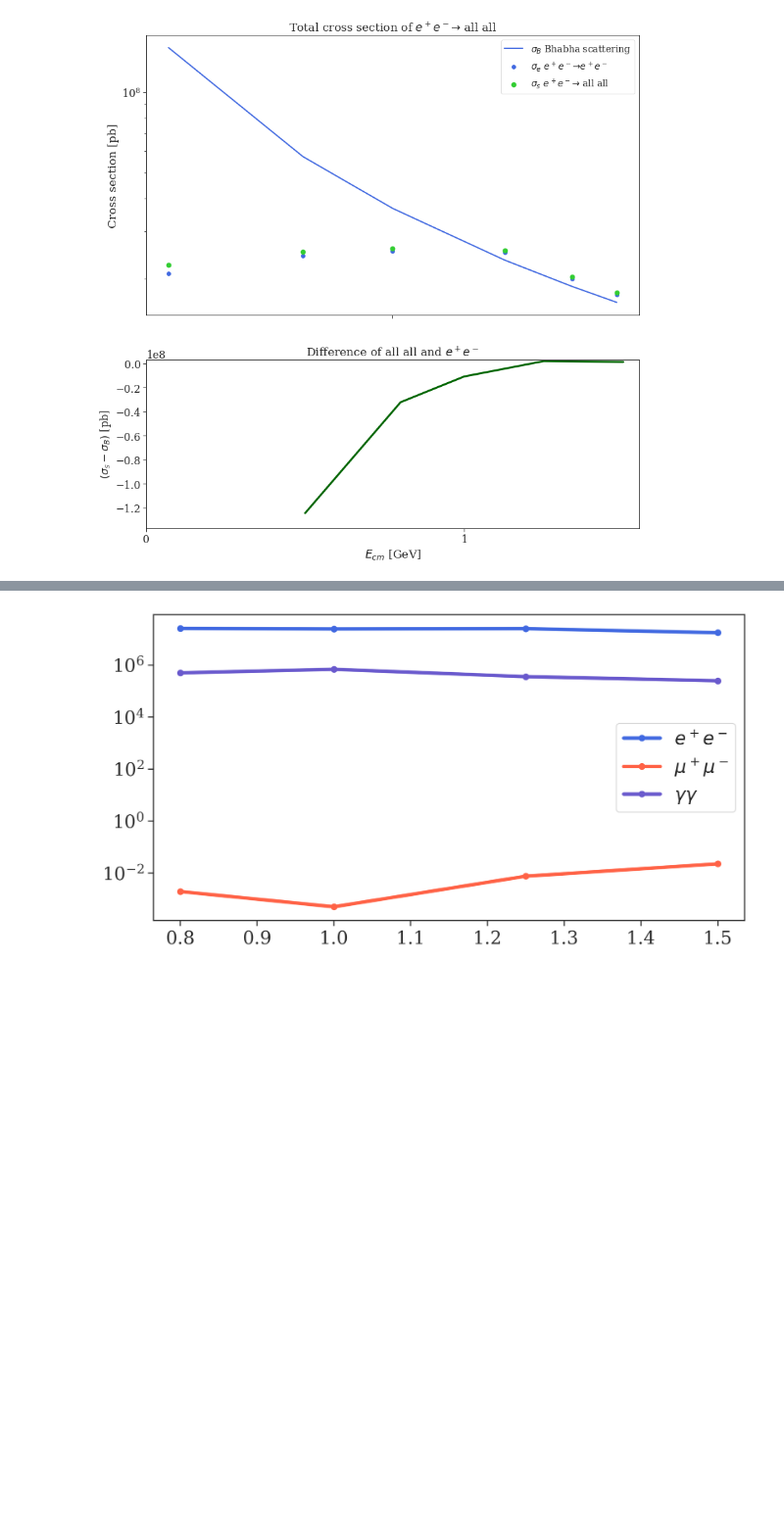
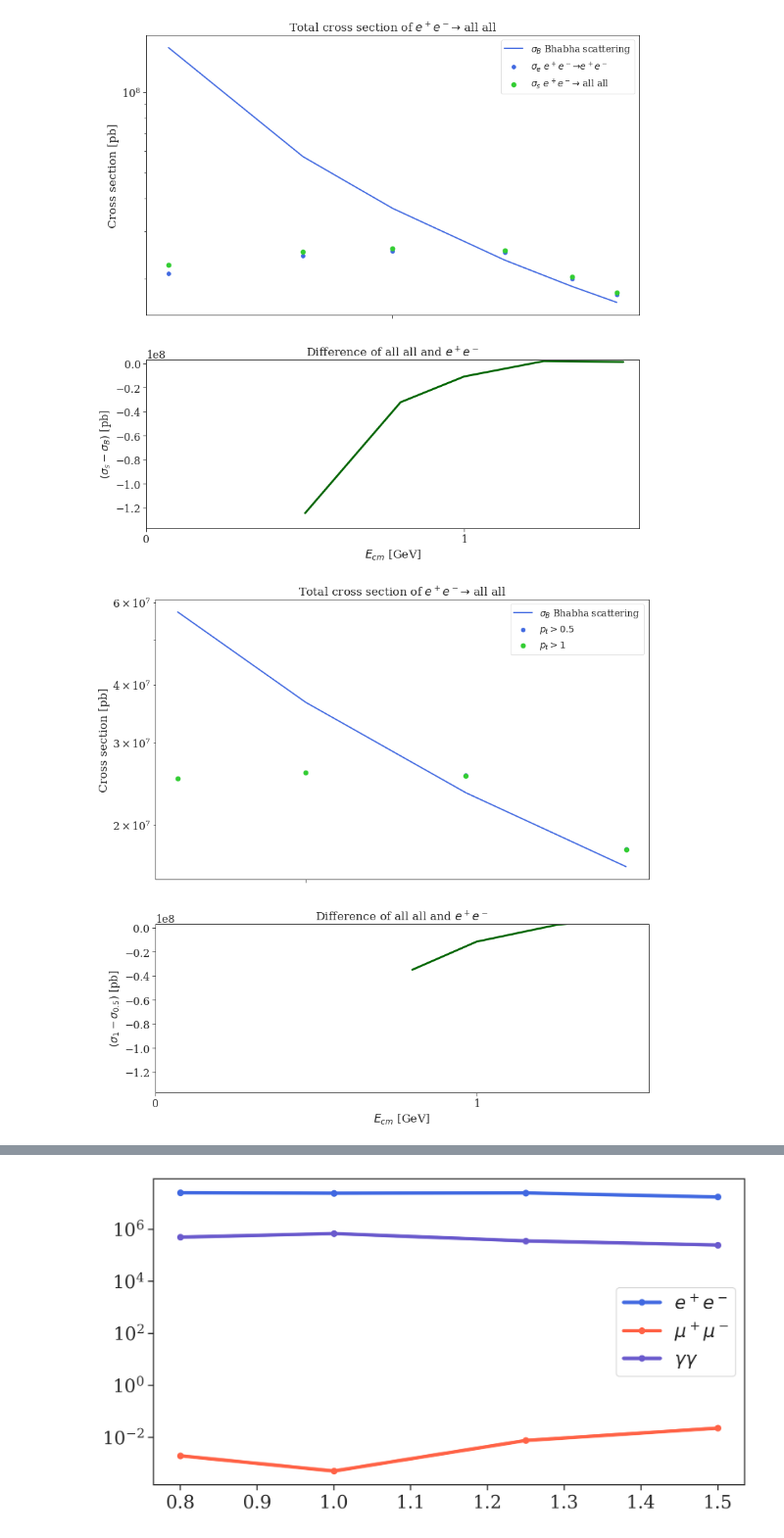
Before and after one commit to viniciusrocca/simulationsSM, a Jupyter notebook: epem2all/TotalCrossSection.ipynb, the cells around one changed output, grey strips where cells are left out. Shown at 98% size. Saved outputs shown, nothing was run; the diff lists cells and outputs as text; code cells hidden in the pictures; blank space fills up the shorter version.

```diff
--- a/epem2all/TotalCrossSection.ipynb
+++ b/epem2all/TotalCrossSection.ipynb
@@ -135,3 +148,34 @@ plt.show()
+# %%
+
+
+f, axarr = plt.subplots(2,sharex=True, gridspec_kw = {'height_ratios':[5, 3]}, figsize = [13,13])
+plt.subplots_adjust(left=0.12, bottom=0.12, right=0.92, top=0.92, wspace=None, hspace=0.2)
+
+
+#Plot total cross section
+axarr[0].plot(e_cm,cs_bhabha, color = 'royalblue', lw = 2, label = r'$\sigma_{B}$ Bhabha scattering')
+axarr[0].scatter(e_cm,cross_section_epem, color = 'royalblue', lw = 2, label = r'$p_t > 0.5$')
+axarr[0].scatter(e_cm,[2.52e+07,2.597e+07,2.55e+07,1.771e+07], color = 'limegreen',linewidth = 3, label = r'$p_t > 1$ ')
+axarr[0].set_yscale('log')
+axarr[0].set_ylabel('Cross section [pb]')
+axarr[0].set_title(r'Total cross section of $e^+e^-\to$ all all')
+
+
+
+#Plot Difference between cross sections
+axarr[1].plot(e_cm,diff2, color ='darkgreen', lw =3)
+axarr[1].set_ylabel(r'$(\sigma_{1} - \sigma_{0.5})$ [pb]', fontsize = 16)
+axarr[1].set_xlabel('$E_{cm}$ [GeV]')
+axarr[1].set_ylim((int(1.1*np.trunc(min(diff))),int(np.trunc(1.5*max(diff)))))
+axarr[1].set_title('Difference of all all and $e^+e^-$')
+axarr[1].set_xticks(range(0,2))
+axarr[0].legend(fontsize=14)
+
+
+plt.savefig('CMSplusMad2.pdf', dpi = 300)
+plt.show()
+# %% [output]
+[figure, added]
 # %%
 energy_Dict = {0.8:[2.534e+07+1.364e+05,0.001954,5.011e+05] ,1: [2.430e+07+2.11e+05,0.0005073,6.877e+05],1.25:[2.505e+07+8.676e+04,0.007587 ,3.579e+05],1.5: [6.14e+04+1.74e+07,0.02267,2.485e+05]}
 labels = [r'$e^+e^-$',r'$\mu^+\mu^-$',r'$\gamma\gamma$']
```
Also changed, not shown: parts of 6 cells of this notebook.
